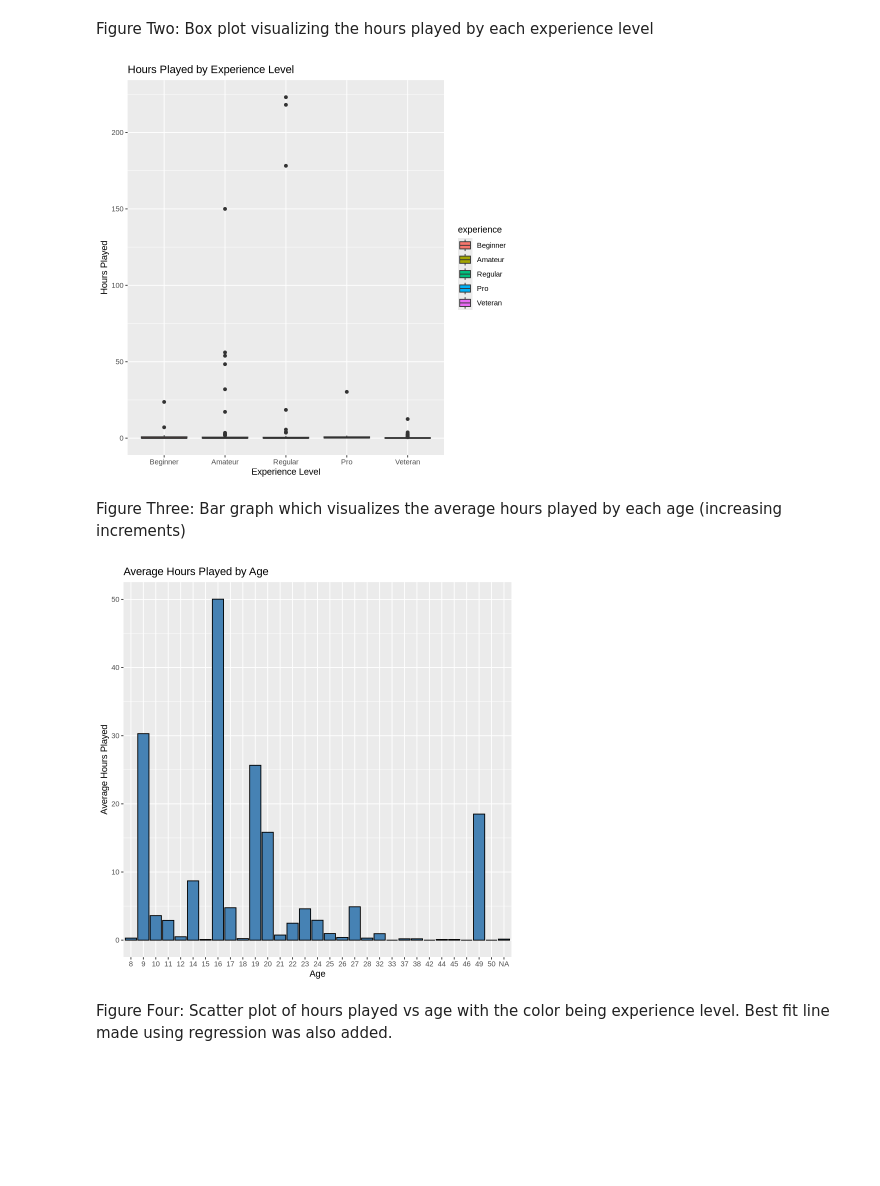
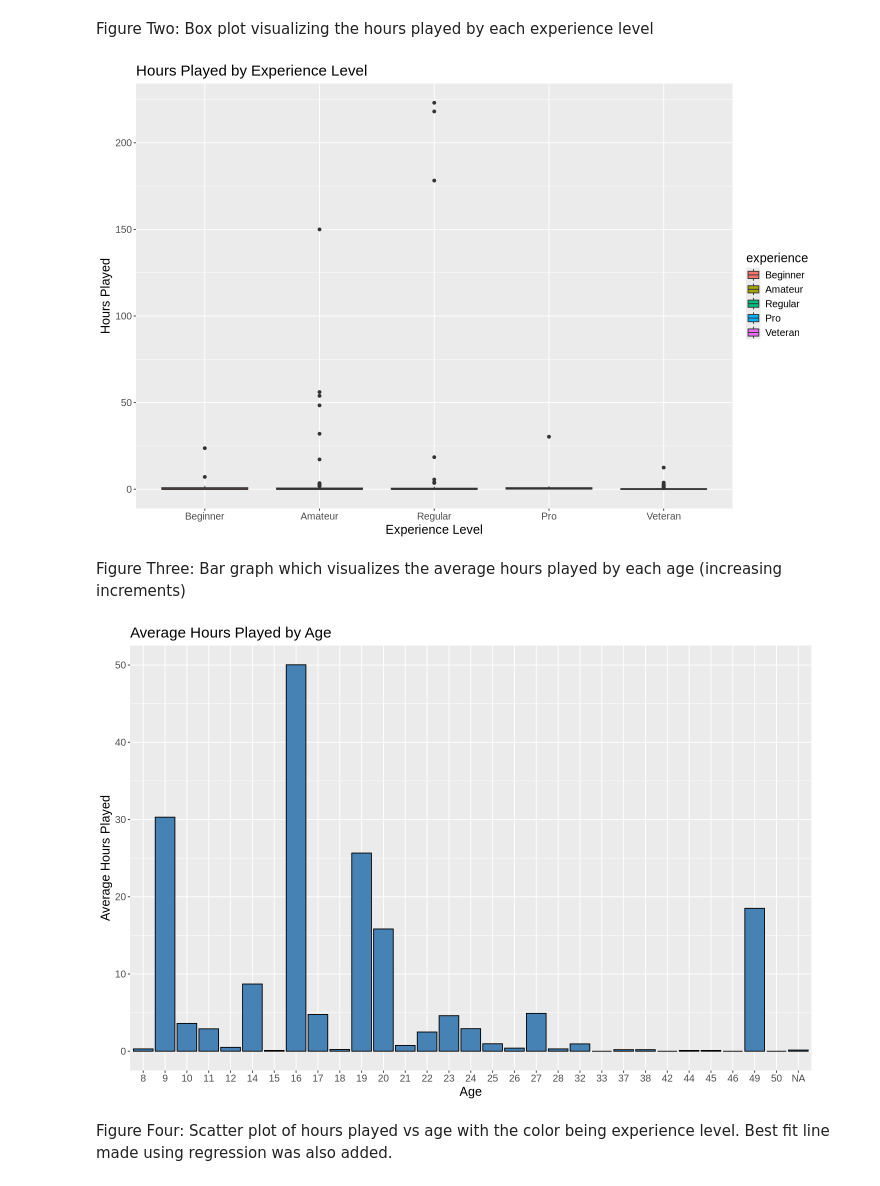
Before and after one commit to Chalkkk/dsci-final-group-project, a Jupyter notebook: final_project.ipynb, the cells around one changed output. Drawn from its saved outputs; the diff is of its cells as text; code cells hidden in the pictures; blank space fills up the shorter version.

```diff
--- a/final_project.ipynb
+++ b/final_project.ipynb
@@ -348,22 +350,25 @@ hours_experience_bars
 Figure Two: Box plot visualizing the hours played by each experience level
 # %%
 # Graph played hours against experience level.
+options(repr.plot.width = 12, repr.plot.height = 8)
 hours_experience_boxplot <- players |>
                             mutate(experience = factor(experience, levels = c("Beginner", "Amateur", "Regular", "Pro", "Veteran"))) |>
                             ggplot(aes(x = experience,
                                        y = played_hours,
                                        fill = experience)) +
                             geom_boxplot() +
                             labs(x = "Experience Level",
                                  y = "Hours Played",
-                                 title = "Hours Played by Experience Level")
+                                 title = "Hours Played by Experience Level") +
+                            theme(text = element_text(size = 15))
 hours_experience_boxplot
 # %% [output]
-[figure, old version]
+[figure, new version]
 # %% [markdown]
 Figure Three: Bar graph which visualizes the average hours played by each age (increasing increments)
 # %%
 # Create a bar graph which compares average hours played against age.
+options(repr.plot.width = 12, repr.plot.height = 8)
 hours_age_bars <- hours_age_sum |>
                   ggplot(aes(x = factor(Age), y = average_played_hours)) +
                   geom_bar(stat = "identity",
@@ -371,10 +376,11 @@ hours_age_bars <- hours_age_sum |>
                            colour = "black") +
                   labs(title = "Average Hours Played by Age",
                        x = "Age",
-                       y = "Average Hours Played")
+                       y = "Average Hours Played") +
+                theme(text = element_text(size = 15))
 hours_age_bars
 # %% [output]
-[figure, old version]
+[figure, new version]
 # %% [markdown]
 Figure Four: Scatter plot of hours played vs age with the color being experience level. Best fit line made using regression was also added.
 # %%
```
Also changed, not shown: parts of 4 cells of this notebook.
